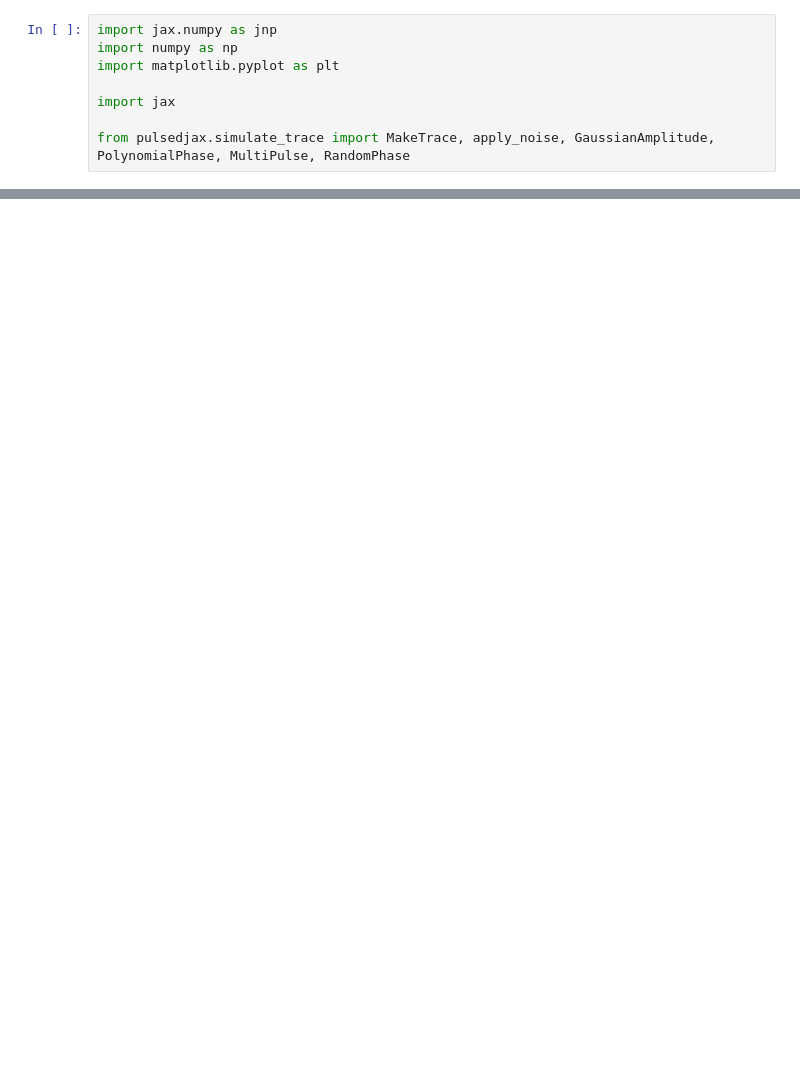
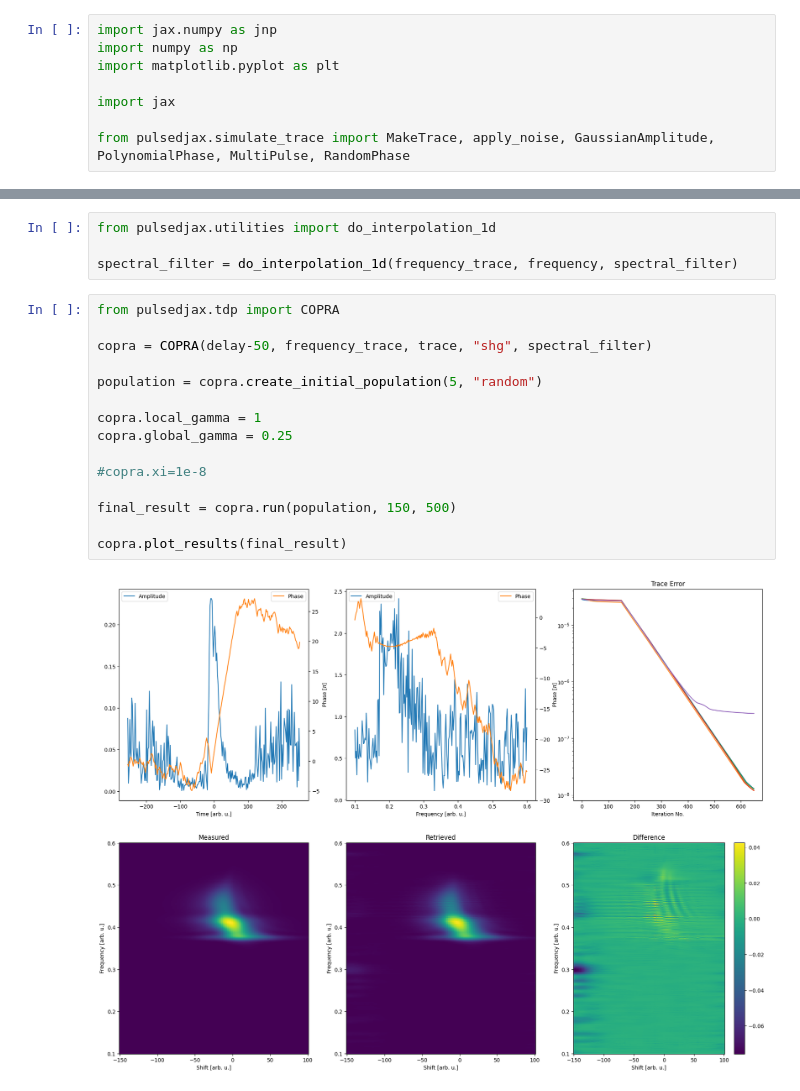
Before and after one commit to matillda123/Pulse-Retrieval-with-JAX, a Jupyter notebook: _usage_example.ipynb, the cells around one changed output, grey strips where cells are left out. Drawn from its saved outputs; the diff is of its cells as text; blank space fills up the shorter version.

```diff
--- a/_usage_example.ipynb
+++ b/_usage_example.ipynb
@@ -41,0 +43,21 @@ WARNING:2026-01-13 16:26:28,142:jax._src.xla_bridge:852: An NVIDIA GPU may be pr
+# %%
+from pulsedjax.utilities import do_interpolation_1d
+
+spectral_filter = do_interpolation_1d(frequency_trace, frequency, spectral_filter)
+# %%
+from pulsedjax.tdp import COPRA
+
+copra = COPRA(delay-50, frequency_trace, trace, "shg", spectral_filter)
+
+population = copra.create_initial_population(5, "random")
+
+copra.local_gamma = 1
+copra.global_gamma = 0.25
+
+#copra.xi=1e-8
+
+final_result = copra.run(population, 150, 500)
+
+copra.plot_results(final_result)
+# %% [output]
+[figure, added]
```
Also changed, not shown: parts of 1 cell of this notebook, 15 other files.
